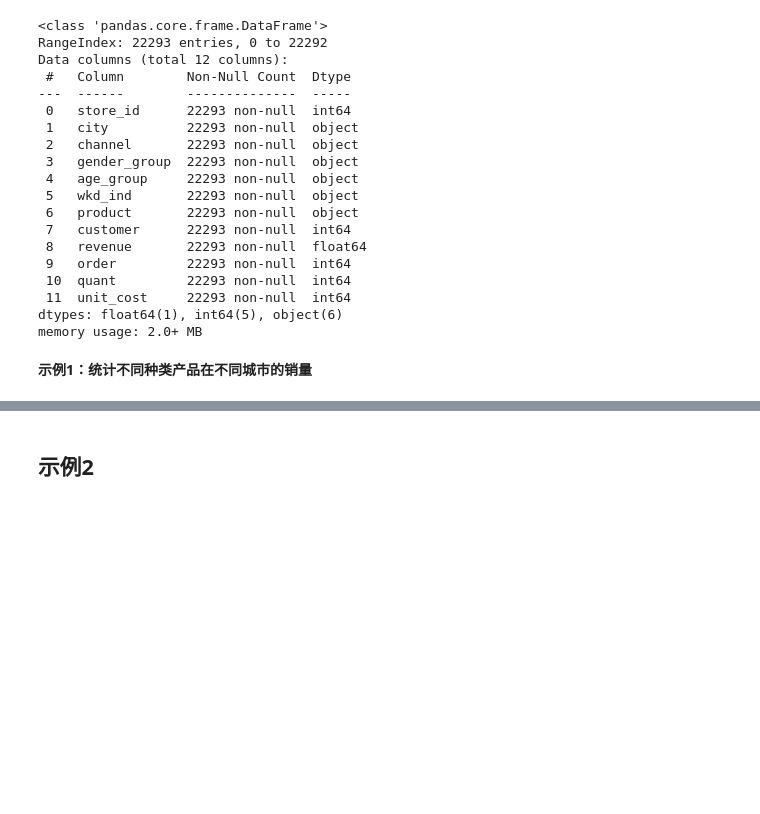
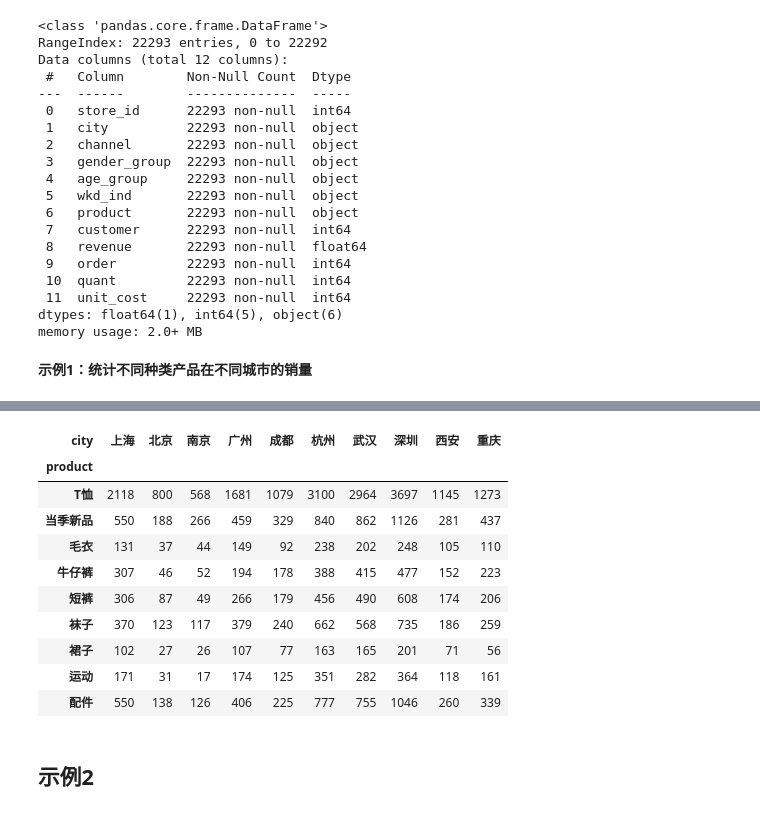
Before and after one commit to JohnChow96927/python-bigdata, a Jupyter notebook: Pandas/day4_220123/03-透视表操作.ipynb, the cells around one changed output, grey strips where cells are left out. Cells and saved outputs as stored; diff of their text form; code cells hidden in the pictures; blank space fills up the shorter version.

Commit message:
透视表操作

```diff
--- a/Pandas/day4_220123/03-透视表操作.ipynb
+++ b/Pandas/day4_220123/03-透视表操作.ipynb
@@ -56,5 +89,22 @@ memory usage: 2.0+ MB
 # %%
 # 透视表操作
+# 透视表操作
+uniqlo.pivot_table(index='product',
+                   columns='city',
+                   values='quant',
+                   aggfunc='sum')
+# %% [output]
+| city | 上海 | 北京 | 南京 | 广州 | 成都 | 杭州 | 武汉 | 深圳 | 西安 | 重庆 |
+| product |  |  |  |  |  |  |  |  |  |  |
+| T恤 | 2118 | 800 | 568 | 1681 | 1079 | 3100 | 2964 | 3697 | 1145 | 1273 |
+| 当季新品 | 550 | 188 | 266 | 459 | 329 | 840 | 862 | 1126 | 281 | 437 |
+| 毛衣 | 131 | 37 | 44 | 149 | 92 | 238 | 202 | 248 | 105 | 110 |
+| 牛仔裤 | 307 | 46 | 52 | 194 | 178 | 388 | 415 | 477 | 152 | 223 |
+| 短裤 | 306 | 87 | 49 | 266 | 179 | 456 | 490 | 608 | 174 | 206 |
+| 袜子 | 370 | 123 | 117 | 379 | 240 | 662 | 568 | 735 | 186 | 259 |
+| 裙子 | 102 | 27 | 26 | 107 | 77 | 163 | 165 | 201 | 71 | 56 |
+| 运动 | 171 | 31 | 17 | 174 | 125 | 351 | 282 | 364 | 118 | 161 |
+| 配件 | 550 | 138 | 126 | 406 | 225 | 777 | 755 | 1046 | 260 | 339 |
 # %% [markdown]
 ## 示例2
 # %%
```
Also changed, not shown: parts of 7 cells of this notebook, 13 other files.
